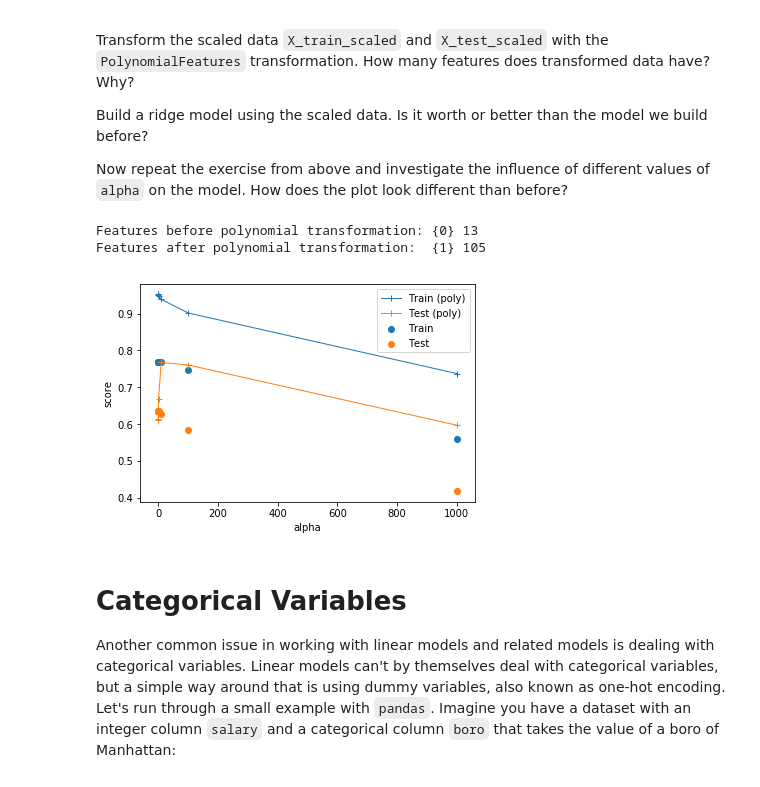
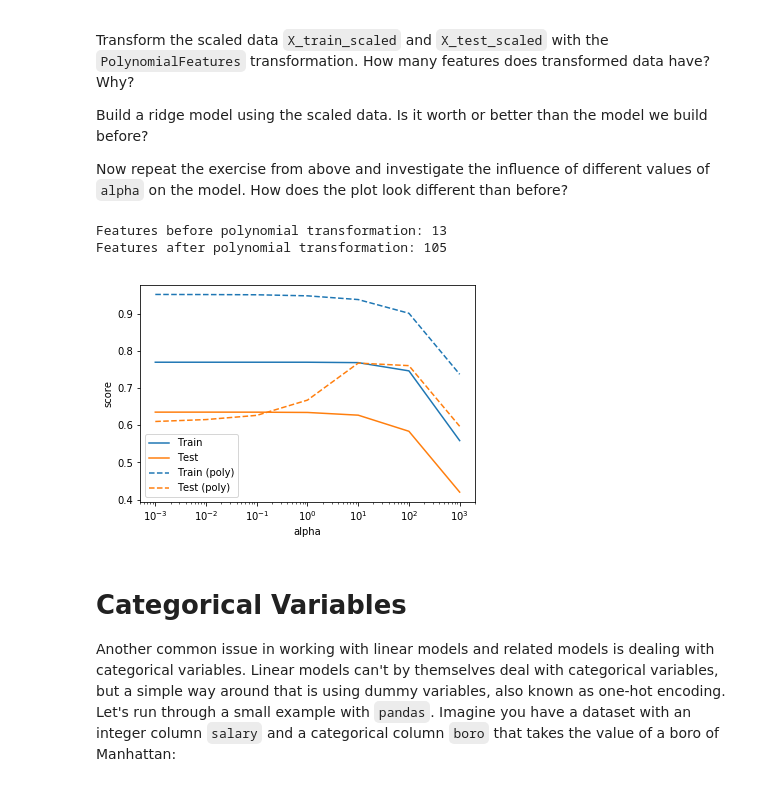
Before and after one commit to Larry201608/Columbia-Data-Science-Bootcamp, a Jupyter notebook: notebooks/day2-lab3-linear-models-in-practice.ipynb, the cells around one changed output. Saved outputs shown, nothing was run; the diff lists cells and outputs as text; code cells hidden in the pictures.

```diff
--- a/notebooks/day2-lab3-linear-models-in-practice.ipynb
+++ b/notebooks/day2-lab3-linear-models-in-practice.ipynb
@@ -144,11 +145,11 @@ poly = PolynomialFeatures()
 Y = poly.fit_transform(X)
 X_train_poly = poly.fit_transform(X_train_scaled)
 X_test_poly = poly.fit_transform(X_test_scaled)
-print("Features before polynomial transformation: {0}", len(X_train[0]))
-print("Features after polynomial transformation:  {1}",len(X_train_poly[0]))
+print("Features before polynomial transformation: {0}".format(X_train.shape[1]))
+print("Features after polynomial transformation: {0}".format(X_train_poly.shape[1]))
 # %% [output]
-Features before polynomial transformation: {0} 13
-Features after polynomial transformation:  {1} 105
+Features before polynomial transformation: 13
+Features after polynomial transformation: 105
 # %%
 train_scores_poly = []
 test_scores_poly = []
@@ -159,16 +160,17 @@ for alpha in alphas:
     train_scores_poly.append(ridge.score(X_train_poly, y_train))
     test_scores_poly.append(ridge.score(X_test_poly, y_test))
 # %%
-plt.scatter(alphas, train_scores, label="Train")
-plt.scatter(alphas, test_scores, label="Test")
-plt.plot(alphas, train_scores_poly, marker="+",linewidth=1,label="Train (poly)")
-plt.plot(alphas, test_scores_poly, marker="+", linewidth=1,label="Test (poly)")
+plt.plot(alphas, train_scores, label="Train")
+plt.plot(alphas, test_scores, label="Test")
+plt.plot(alphas, train_scores_poly, label="Train (poly)", c="C0", ls="--")
+plt.plot(alphas, test_scores_poly ,label="Test (poly)", c="C1", ls="--")
 plt.xlabel("alpha")
 plt.ylabel("score")
-plt.legend(loc='upper right')
+plt.legend(loc='best')
+plt.xscale('log')
 plt.show()
 # %% [output]
-[figure, old version]
+[figure, new version]
 # %% [markdown]
 # Categorical Variables
 Another common issue in working with linear models and related models is dealing with categorical variables. Linear models can't by themselves deal with categorical variables, but a simple way around that is using dummy variables, also known as one-hot encoding. Let's run through a small example with ``pandas``. Imagine you have a dataset with an integer column ``salary`` and a categorical column ``boro`` that takes the value of a boro of Manhattan:
```
Also changed, not shown: parts of 2 cells of this notebook.
